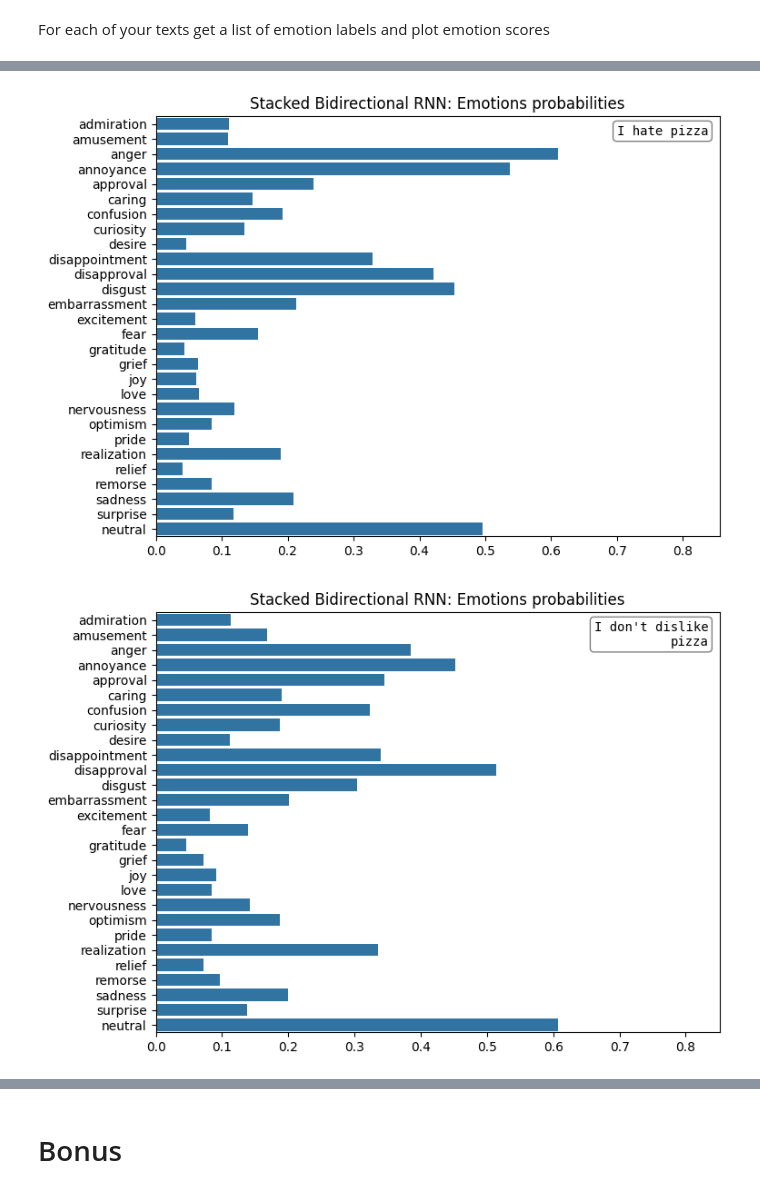
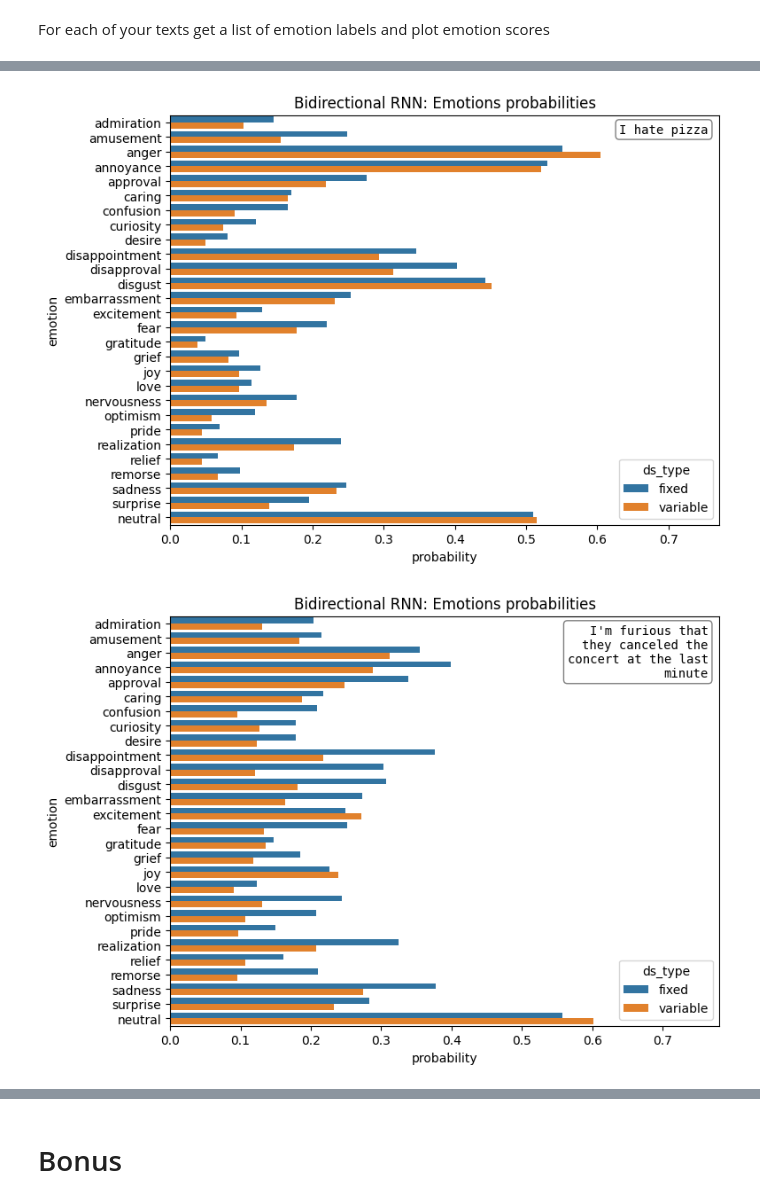
Before and after one commit to ReSpix/neural, a Jupyter notebook: notebooks/rnn/sequence_classification.ipynb, the cells around one changed output, grey strips where cells are left out. Saved outputs shown, nothing was run; the diff lists cells and outputs as text; code cells hidden in the pictures.

Commit message:
update model testing and bonus model training

```diff
--- a/notebooks/rnn/sequence_classification.ipynb
+++ b/notebooks/rnn/sequence_classification.ipynb
@@ -646,3 +646,6 @@ Bidirectional RNN fixed_lengths_auc.keras
 Simple RNN fixed_lengths_auc.keras
 Stacked Bidirectional RNN fixed_lengths_auc.keras
 Stacked RNN fixed_lengths_auc.keras
+# %%
+for filename, model in models_roc["variable"]:
+    print(filename)
@@ -783,8 +841,17 @@ def plot_emotion_scores(
 # %% [markdown]
 For each of your texts get a list of emotion labels and plot emotion scores
 # %%
-texts = ["I like pizza", "I dont like pizza", "I hate pizza", "I don't dislike pizza"]
+texts = [
+    "I like pizza",
+    "I don't like pizza",
+    "I hate pizza",
+    "I'm furious that they canceled the concert at the last minute",
+    "Oh! I finally understand how this works",
+    "I got the job! I’m excited, proud, and joyful, but also nervous about moving to a new city",
+    "This is the most disgusting thing I have ever seen in my life!"
+]
 # %%
 for text in texts:
-    plot_emotion_scores(text, models_roc["fixed"][2][1], 31)
+    _, ax = plt.subplots(figsize=(8, 6))
+    plot_emotion_scores_diff(text, models_roc["fixed"][0][1], models_roc["variable"][0][1], "fixed", "variable", 31, ax)
 # %% [output]
@@ -793,2 +860,2 @@ for text in texts:
-[figure, old version]
+[figure, new version]
-[figure, old version]
+[figure, new version]
```
Also changed, not shown: parts of 15 cells of this notebook.
